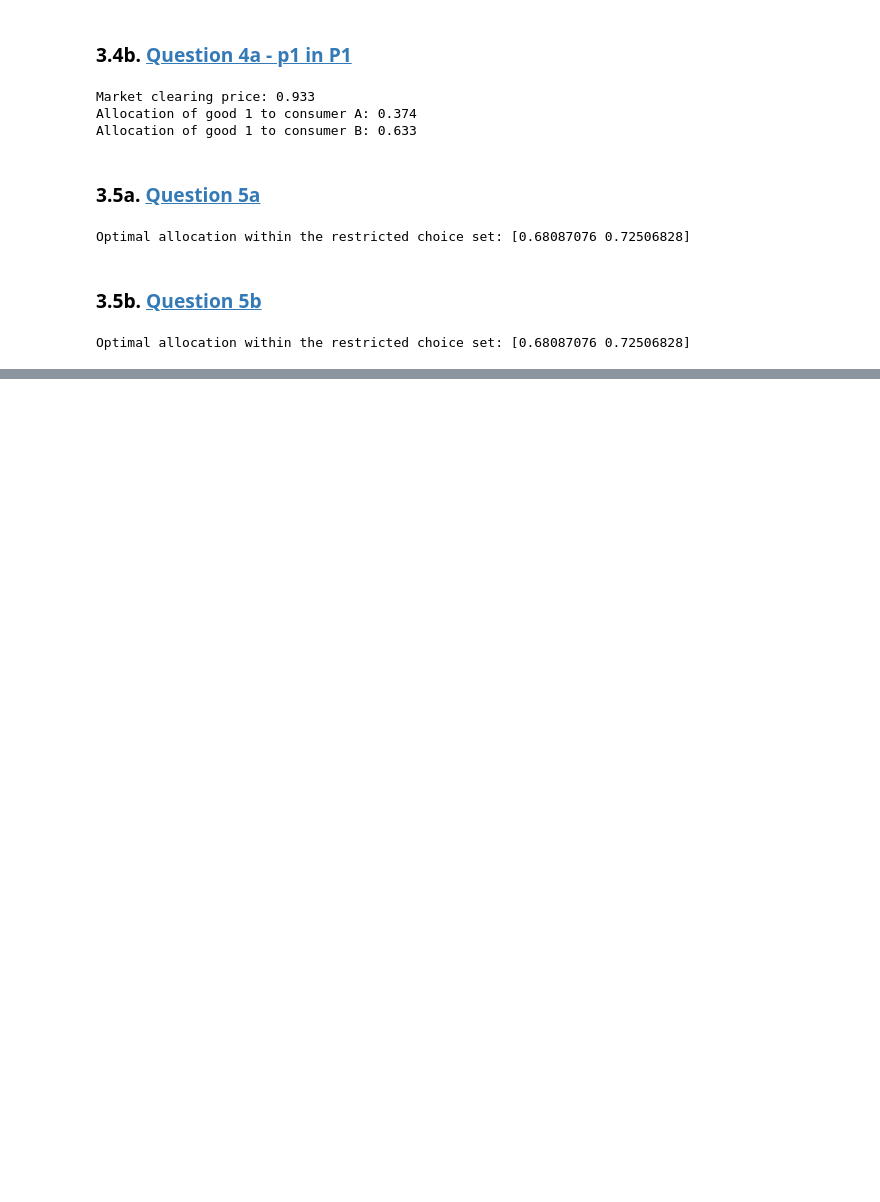
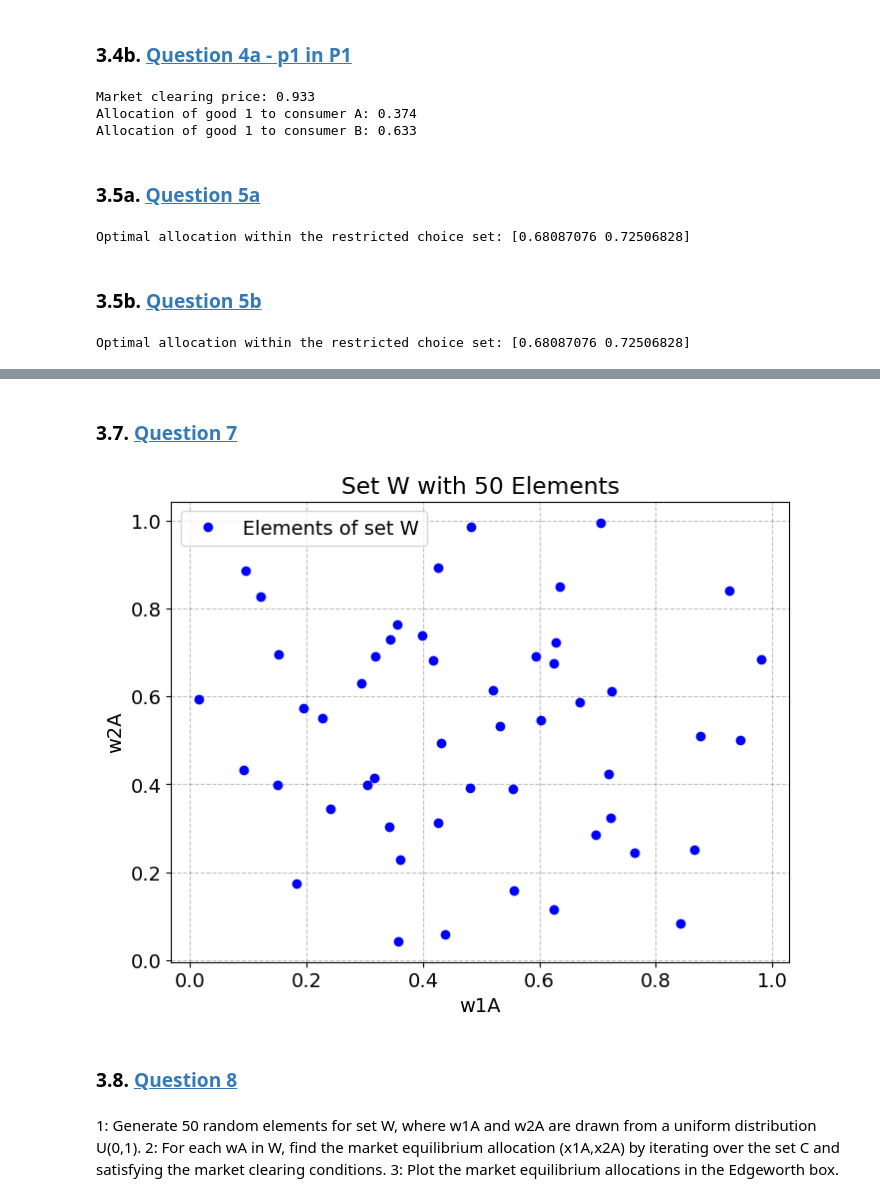
Before and after one commit to NumEconCopenhagen/projects-2024-econtechvets, a Jupyter notebook: inauguralproject/inauguralproject.ipynb, the cells around one changed output, grey strips where cells are left out. Drawn from its saved outputs; the diff is of its cells as text; code cells hidden in the pictures; blank space fills up the shorter version.

```diff
--- a/inauguralproject/inauguralproject.ipynb
+++ b/inauguralproject/inauguralproject.ipynb
@@ -334,0 +390,27 @@ Optimal allocation within the restricted choice set: [0.68087076 0.72506828]
+# %% [markdown]
+### 3.7. <a id='toc3_8_'></a>[Question 7](#toc0_)
+# %%
+# Set the seed for reproducibility
+np.random.seed(123)
+
+# Number of elements in the set
+num_elements = 50
+
+# Generate random elements for set W
+W = np.random.rand(num_elements, 2)
+
+# Plot set W
+plt.figure(figsize=(8, 6))
+plt.plot(W[:, 0], W[:, 1], 'bo', label='Elements of set W')
+plt.xlabel('w1A')
+plt.ylabel('w2A')
+plt.title('Set W with 50 Elements')
+plt.grid(True)
+plt.legend()
+plt.show()
+# %% [output]
+[figure, added]
+# %% [markdown]
+### 3.8. <a id='toc3_9_'></a>[Question 8](#toc0_)
+# %% [markdown]
+1: Generate 50 random elements for set  W, where w1A and w2A are drawn from a uniform distribution U(0,1). 2: For each wA in W, find the market equilibrium allocation (x1A,x2A) by iterating over the set C and satisfying the market clearing conditions. 3: Plot the market equilibrium allocations in the Edgeworth box.
```
Also changed, not shown: parts of 4 cells of this notebook, 1 other file.
